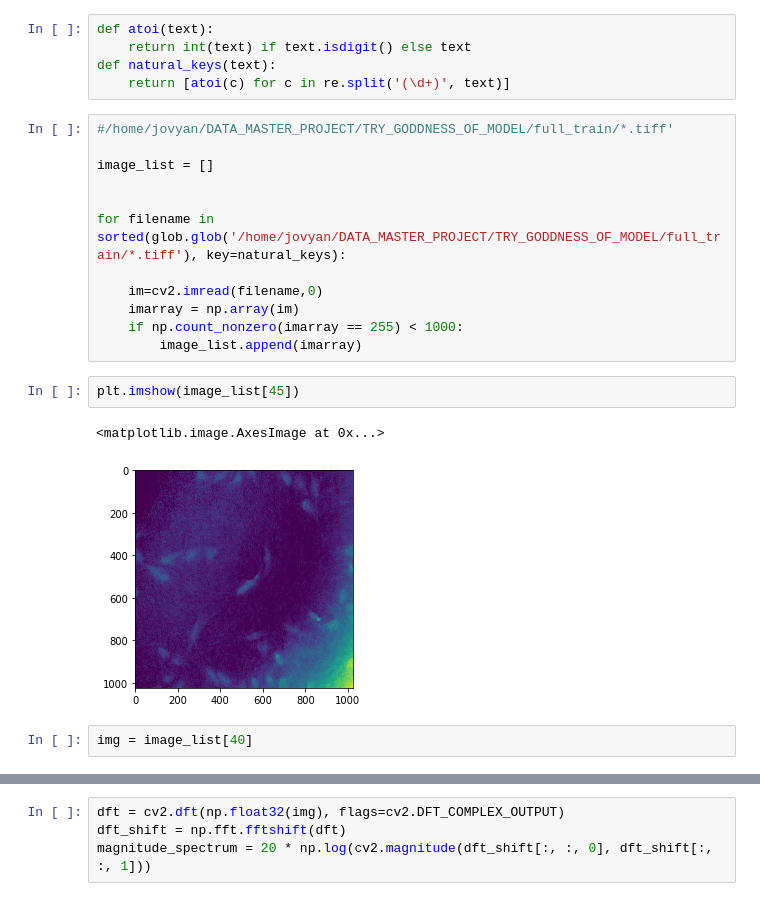
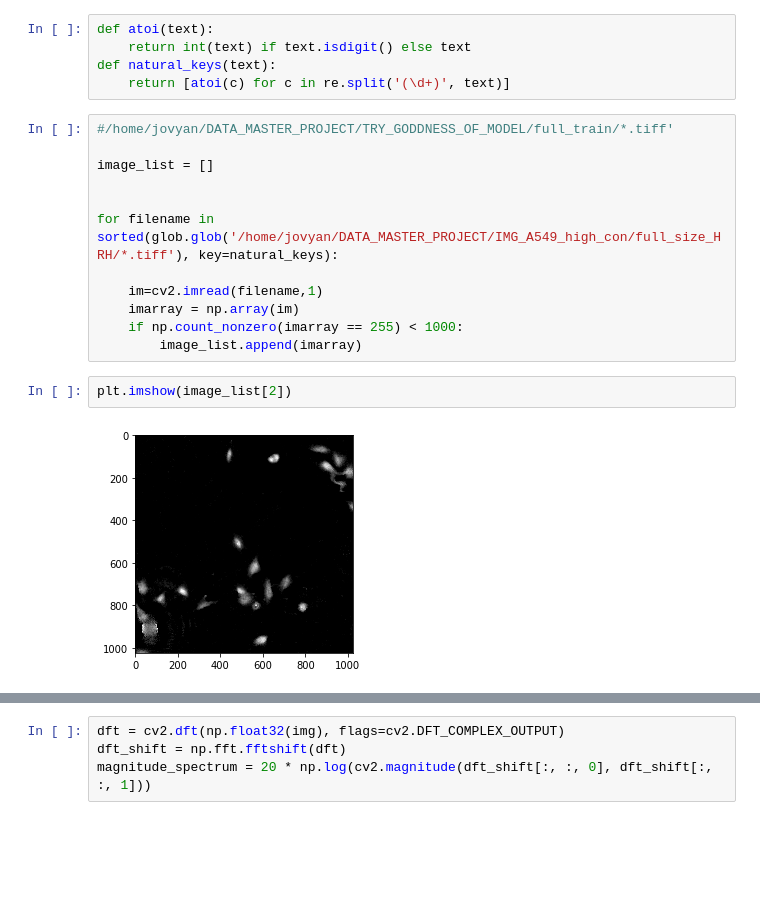
Before and after one commit to malmsjo/notebooks_master_project, a Jupyter notebook: Fourier_transformation.ipynb, the cells around one changed output, grey strips where cells are left out. Cells and saved outputs as stored; diff of their text form; blank space fills up the shorter version.

```diff
--- a/Fourier_transformation.ipynb
+++ b/Fourier_transformation.ipynb
@@ -27,16 +27,13 @@ def natural_keys(text):
 image_list = []
 
 
-for filename in sorted(glob.glob('/home/jovyan/DATA_MASTER_PROJECT/TRY_GODDNESS_OF_MODEL/full_train/*.tiff'), key=natural_keys):
+for filename in sorted(glob.glob('/home/jovyan/DATA_MASTER_PROJECT/IMG_A549_high_con/full_size_HRH/*.tiff'), key=natural_keys):
 
-    im=cv2.imread(filename,0)
+    im=cv2.imread(filename,1)
     imarray = np.array(im)
     if np.count_nonzero(imarray == 255) < 1000:
         image_list.append(imarray)
 # %%
-plt.imshow(image_list[45])
+plt.imshow(image_list[2])
 # %% [output]
-<matplotlib.image.AxesImage at 0x...>
-[figure, old version]
+[figure, new version]
-# %%
-img = image_list[40]
```
Also changed, not shown: parts of 8 cells of this notebook, 19 other files.
